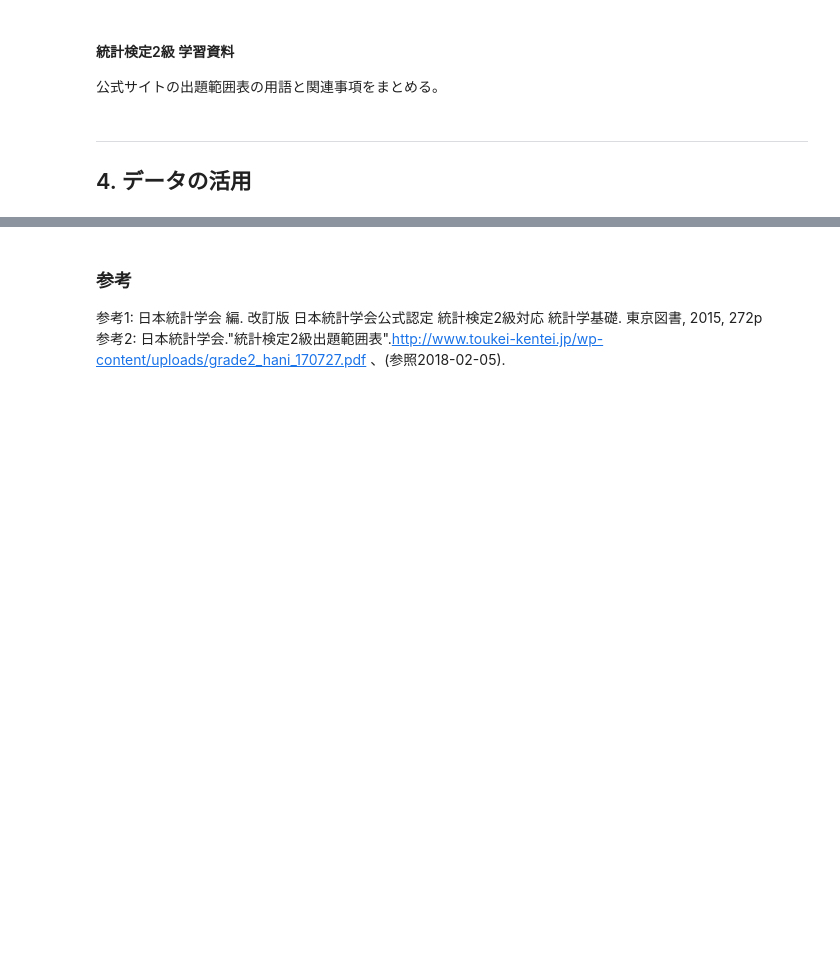
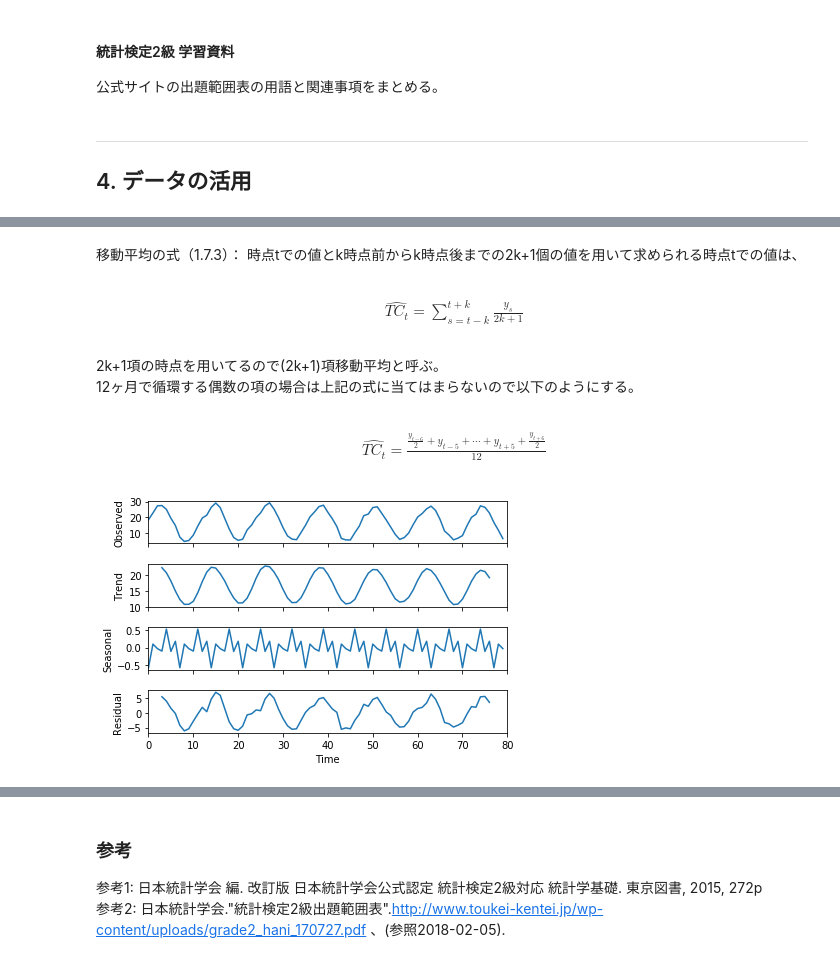
Before and after one commit to t-akazawa/statistics, a Jupyter notebook: ch4-2.ipynb, the cells around one changed output, grey strips where cells are left out. Cells and saved outputs as stored; diff of their text form; code cells hidden in the pictures; blank space fills up the shorter version.

```diff
--- a/ch4-2.ipynb
+++ b/ch4-2.ipynb
@@ -33,0 +239,32 @@
+# %% [markdown]
+移動平均の式（1.7.3）：
+時点tでの値とk時点前からk時点後までの2k+1個の値を用いて求められる時点tでの値は、
+# %% [markdown]
+$$
+\begin{align}
+\hat{TC_t} = \sum _{s=t-k} ^{t+k} {\frac{y_s}{2k+1}}
+\end{align}
+$$
+# %% [markdown]
+2k+1項の時点を用いてるので(2k+1)項移動平均と呼ぶ。
+12ヶ月で循環する偶数の項の場合は上記の式に当てはまらないので以下のようにする。
+# %% [markdown]
+$$
+\begin{align}
+\hat{TC_t} = \frac{ \frac{y_{t-6}}{2} + y_{t-5} + \cdots + y_{t+5} + \frac{y_{t+6}}{2} }{12}
+\end{align}
+$$
+# %%
+# 時系列データの分解を行う。
+# Observed=yt
+# Trend=TCt
+# Seasonal=St
+# Residual=It
+# http://www.statsmodels.org/stable/index.html
+
+from statsmodels.tsa.seasonal import seasonal_decompose
+ts = seasonal_decompose(df['ave_t'].tail(80).values, freq=7)
+ts.plot()
+plt.show()
+# %% [output]
+[figure, added]
```
Also changed, not shown: parts of 30 cells of this notebook, 4 other files.
